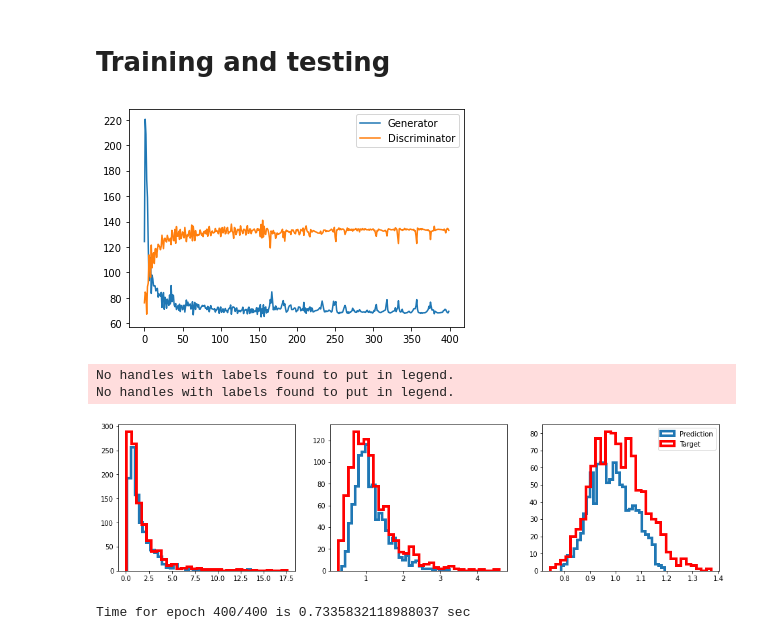
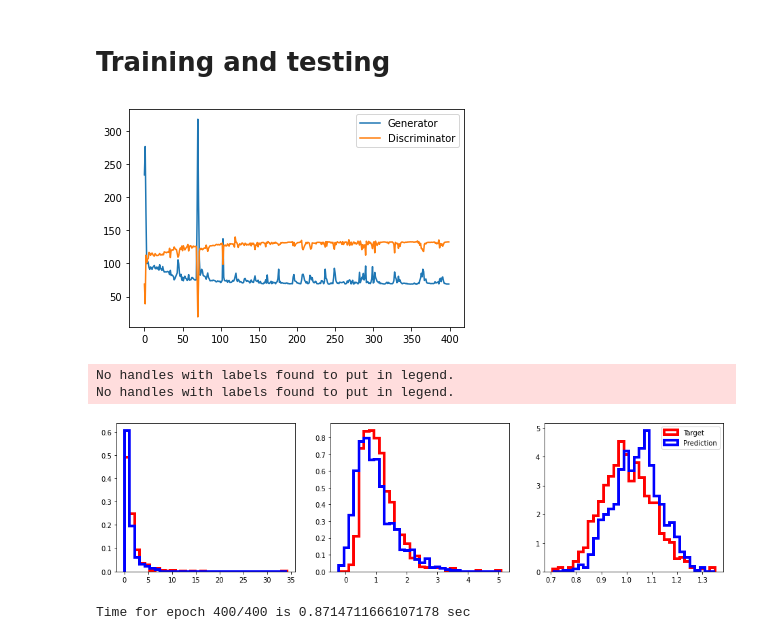
Before and after one commit to hseghetto/Distribution-Gan, a Jupyter notebook: dist_gan.ipynb, the cells around one changed output. Drawn from its saved outputs; the diff is of its cells as text; code cells hidden in the pictures.

Commit message:
Histogram update

```diff
--- a/dist_gan.ipynb
+++ b/dist_gan.ipynb
@@ -69,14 +74,11 @@ def discriminator_model():
     input_shape = (OUTPUT_SIZE,)
     data = layers.Input(input_shape)
 
-    x = layers.Dense(64)(data)
-    x = layers.LeakyReLU()(x)
+    x = layers.Dense(64, activation = "tanh")(data)
 
-    x = layers.Dense(64)(x)
-    x = layers.LeakyReLU()(x)
+    x = layers.Dense(64, activation = "tanh")(x)
 
-    x = layers.Dense(64)(x)
-    x = layers.LeakyReLU()(x)
+    x = layers.Dense(64, activation = "tanh")(x)
 
     x = layers.Dense(1,activation = "sigmoid")(x)
 
@@ -144,12 +147,15 @@ def generate_and_save_histograms(epoch,test_input):
     ax = ax.flatten()
 
     #Plot generated and true distribution histograms together
+    hist=[]
     for i in range(OUTPUT_SIZE):
-        ax[i].hist(predictions[:,i],bins = 32,histtype = "step", stacked = "True", linewidth=4, label="Prediction")
-        ax[i].hist(generate_target_function(BATCH_SIZE,sigma[i]),
-                 color='red', histtype = "step", stacked = "True", bins = 32, linewidth=4, label="Target")
+        x = ax[i].hist([predictions[:,i],generate_target_function(BATCH_SIZE,sigma[i])], bins = 32,
+                   histtype = "step", density = True, linewidth=4, label=["Prediction","Target"], color=["blue","red"])
         plt.legend()
+        hist.append(x[0])
 
     #Show and save figure
-    plt.savefig(image_log_dir+'\epoch_{:04d}.png'.format(epoch))
+    plt.savefig(images_log_dir+'\epoch_{:04d}.png'.format(epoch))
     plt.show()
+
+    return hist
@@ -261,27 +281,30 @@ Dataset plot
 # %% [markdown]
 # Training and testing
 # %%
-for _ in range(1):
+for _ in range(10):
     seed = generate_input_noise(BATCH_SIZE)
 
     generator = generator_model()
     discriminator = discriminator_model()
 
     current_time = datetime.datetime.now().strftime("%Y%m%d-%H%M%S")
 
-    metric_log_dir = 'logs/metric/'+ current_time
-    metric_summary_writer = tf.summary.create_file_writer(metric_log_dir)
+    metrics_log_dir = 'logs/metrics/'+ current_time
+    metrics_summary_writer = tf.summary.create_file_writer(metrics_log_dir)
 
-    image_log_dir = 'logs/images/'+ current_time
-    os.makedirs(image_log_dir)
+    gen_loss = tf.keras.metrics.Mean('gen_loss', dtype=tf.float32)
+    disc_loss = tf.keras.metrics.Mean('disc_loss', dtype=tf.float32)
 
-    tf.keras.utils.plot_model(generator,to_file=image_log_dir+"\gen_gan.png",show_shapes=False)
-    tf.keras.utils.plot_model(discriminator,to_file=image_log_dir+"\disc_gan.png",show_shapes=False)
+    images_log_dir = 'logs/images/'+ current_time
+    os.makedirs(images_log_dir)
+
+    tf.keras.utils.plot_model(generator,to_file=images_log_dir+"\gen_gan.png",show_shapes=False)
+    tf.keras.utils.plot_model(discriminator,to_file=images_log_dir+"\disc_gan.png",show_shapes=False)
 
     train(400)
 # %% [output]
-[figure, old version]
+[figure, new version]
 No handles with labels found to put in legend.
 No handles with labels found to put in legend.
-[figure, old version]
+[figure, new version]
-Time for epoch 400/400 is 0.7335832118988037 sec
+Time for epoch 400/400 is 0.8714711666107178 sec
```
Also changed, not shown: parts of 11 cells of this notebook.
